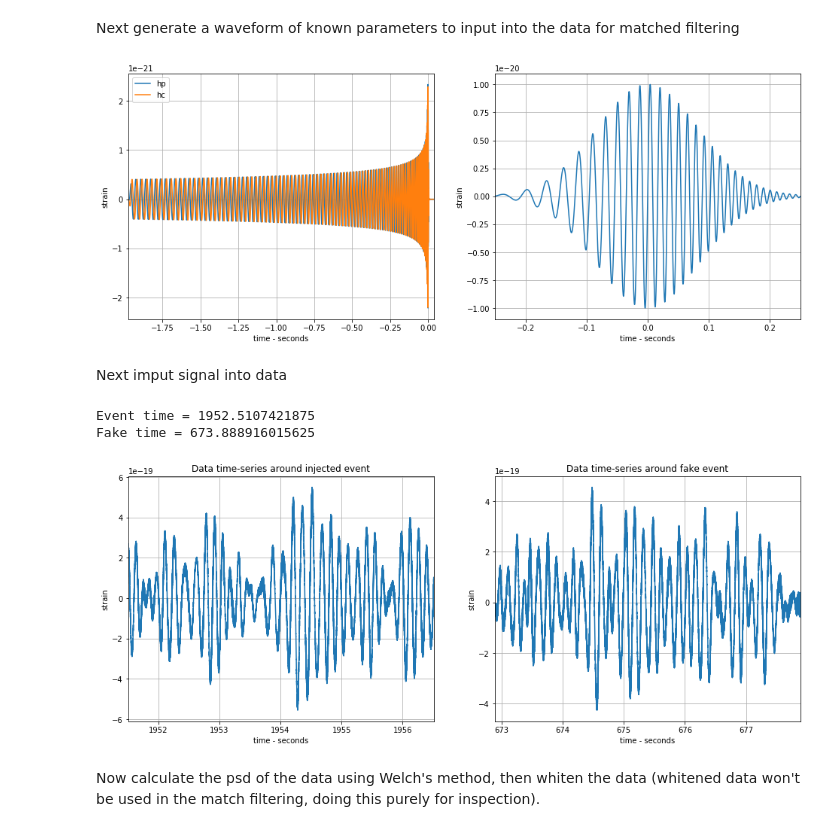
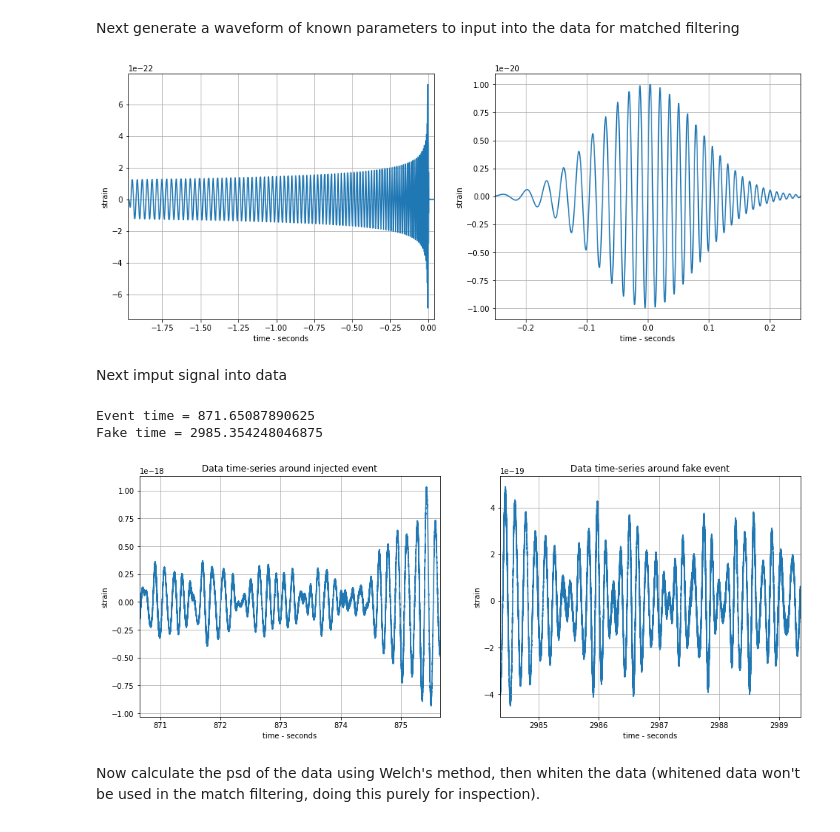
Before and after one commit to connor-mcisaac/gw_test, a Jupyter notebook: FFTonly/MatchedFilter.ipynb, the cells around one changed output. Cells and saved outputs as stored; diff of their text form; code cells hidden in the pictures.

```diff
--- a/FFTonly/MatchedFilter.ipynb
+++ b/FFTonly/MatchedFilter.ipynb
@@ -52,41 +52,44 @@ def SGsignal(length, freq, freqm, max_amp):
     x = np.arange(length) - (length-length%2)/2.
     k = 2*np.pi*freq * np.linspace(1, freqm, num=length)
     y = max_amp * np.exp(-(x**2)/(2*(sd**2))) * np.sin(k*x)
     return x, y
 
 
 #Use pycbc to produce waveform, then convert to numpy array and smooth turn on
 hp0, hc0 = get_td_waveform(approximant="SEOBNRv4_opt", mass1=10, mass2=10, delta_t=dt, f_lower=30, distance = 100)
+inc, theta, phi, psi = np.random.rand(1)[0]*np.pi/2, np.random.rand(1)[0]*np.pi/2, np.random.rand(1)[0]*np.pi, np.random.rand(1)[0]*np.pi
+inc, theta, phi, psi = inc.round(2), theta.round(2), phi.round(2), psi.round(2)
+fp = -0.5*(1+np.cos(theta)**2)*np.cos(2*phi)*np.cos(2*psi) - np.cos(theta)*np.sin(2*phi)*np.sin(2*psi)
+fc = 0.5*(1+np.cos(theta)**2)*np.cos(2*phi)*np.sin(2*psi) - np.cos(theta)*np.sin(2*phi)*np.cos(2*psi)
+h0 = fp*hp0*(1+np.cos(inc)**2)/2 + fc*hc0*np.cos(inc)
+h0[:100] *= Hann(np.arange(100), 200)
+h = h0.numpy()
+hp0[:100] *= Hann(np.arange(100), 200)
 hp = hp0.numpy()
-hp[:100] *= Hann(np.arange(100), 200)
-hc = hc0.numpy()
-hc[:100] *= Hann(np.arange(100), 200)
-ht = hp0.sample_times.numpy()
+ht = h0.sample_times.numpy()
 
 #Create a fake transient signal with high strain amplitude to test RSNR
 lengths_fake = 0.5 #length of signal in seconds
 freqs_fake = 40. #freq in seconds^-1
 length_fake, freq_fake, freqm_fake, maxa_fake = int(lengths_fake*fs), freqs_fake/fs, 2, 1e-20
 x_fake, y_fake = SGsignal(length_fake, freq_fake, freqm_fake, maxa_fake)
 
 #Plot both polarisations and the fake signal
 plt.figure(figsize=(16, 6))
 plt.subplot(1, 2, 1)
-plt.plot(ht, hp, label='hp')
-plt.plot(ht, hc, label='hc')
+plt.plot(ht, h)
 plt.xlim([ht[0], ht[-1]])
 plt.xlabel('time - seconds')
 plt.ylabel('strain')
-plt.legend()
 plt.grid()
 plt.subplot(1, 2, 2)
 plt.plot(x_fake*dt, y_fake)
 plt.xlim([x_fake[0]*dt, x_fake[-1]*dt])
 plt.xlabel('time - seconds')
 plt.ylabel('strain')
 plt.grid()
 # %% [output]
-[figure, old version]
+[figure, new version]
 # %% [markdown]
 Next imput signal into data
 # %%
@@ -94,7 +97,7 @@ Next imput signal into data
 eventi = int( np.random.rand(1) * (len(strain) - len(ht)) )
 eventt = eventi*dt
 data = np.zeros((len(strain)), dtype='float')
-data[eventi:eventi+len(ht)] += hp
+data[eventi:eventi+len(ht)] += h
 data += strain
 print('Event time =', eventt)
 
@@ -121,9 +124,9 @@ plt.xlabel('time - seconds')
 plt.ylabel('strain')
 plt.grid()
 # %% [output]
-Event time = 1952.5107421875
-Fake time = 673.888916015625
+Event time = 871.65087890625
+Fake time = 2985.354248046875
-[figure, old version]
+[figure, new version]
 # %% [markdown]
 Now calculate the psd of the data using Welch's method, then whiten the data (whitened data won't be used in the match filtering, doing this purely for inspection).
 # %%
```
Also changed, not shown: parts of 3 cells of this notebook, 1 other file.
